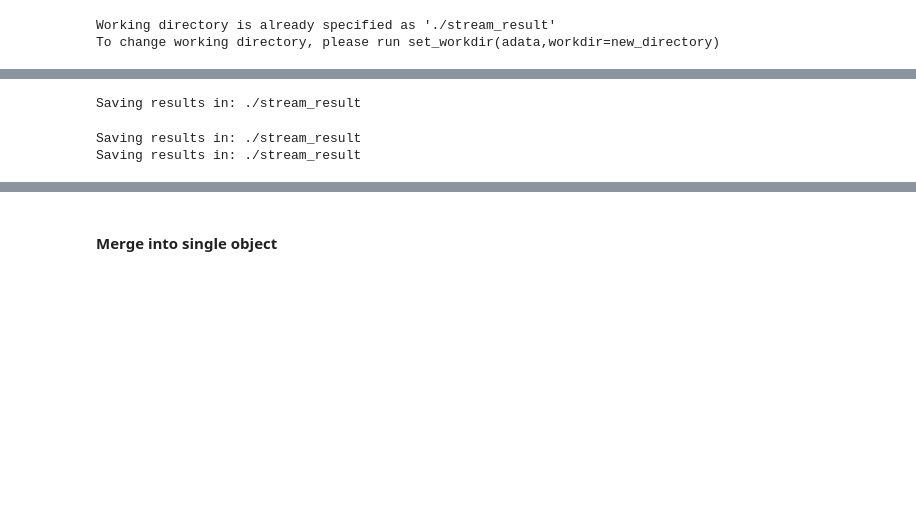
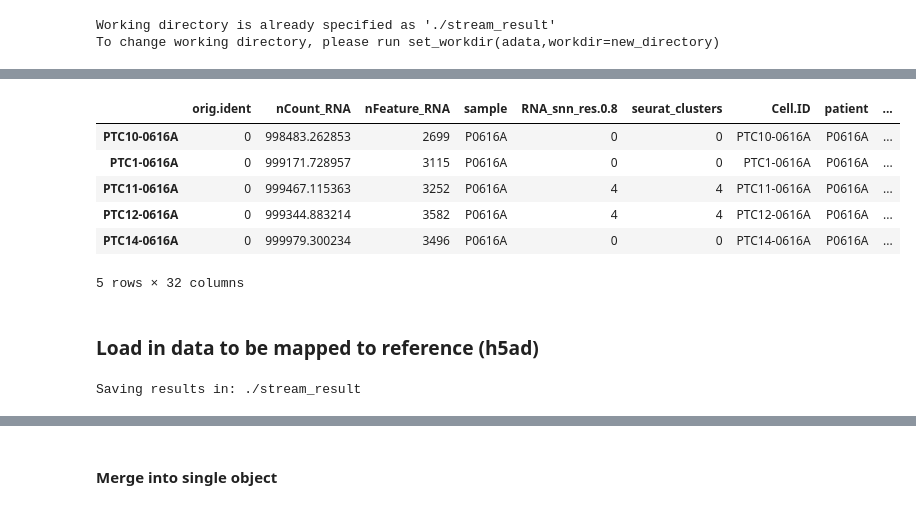
Before and after one commit to FilbinLab/Pedi_Immune, a Jupyter notebook: ImmuneCellAnalysis/02a_Tcells/02_Ped.Adult/04a_Trajectory/3.STREAM_mapping_nsclc.melanoma.glioma.ipynb, the cells around one changed output, grey strips where cells are left out. Cells and saved outputs as stored; diff of their text form; code cells hidden in the pictures; blank space fills up the shorter version.

```diff
--- a/ImmuneCellAnalysis/02a_Tcells/02_Ped.Adult/04a_Trajectory/3.STREAM_mapping_nsclc.melanoma.glioma.ipynb
+++ b/ImmuneCellAnalysis/02a_Tcells/02_Ped.Adult/04a_Trajectory/3.STREAM_mapping_nsclc.melanoma.glioma.ipynb
@@ -32,2 +91,14 @@ To change working directory, please run set_workdir(adata,workdir=new_directory)
+# %%
+adata_ref.obs.head()
+# %% [output]
+|  | orig.ident | nCount_RNA | nFeature_RNA | sample | RNA_snn_res.0.8 | seurat_clusters | Cell.ID | patient | ... |
+| PTC10-0616A | 0 | 998483.262853 | 2699 | P0616A | 0 | 0 | PTC10-0616A | P0616A | ... |
+| PTC1-0616A | 0 | 999171.728957 | 3115 | P0616A | 0 | 0 | PTC1-0616A | P0616A | ... |
+| PTC11-0616A | 0 | 999467.115363 | 3252 | P0616A | 4 | 4 | PTC11-0616A | P0616A | ... |
+| PTC12-0616A | 0 | 999344.883214 | 3582 | P0616A | 4 | 4 | PTC12-0616A | P0616A | ... |
+| PTC14-0616A | 0 | 999979.300234 | 3496 | P0616A | 0 | 0 | PTC14-0616A | P0616A | ... |
+5 rows × 32 columns
+# %% [markdown]
+### Load in data to be mapped to reference (h5ad)
 # %%
 ## Load in merged cd8 glioma/melanoma object
@@ -38,22 +109,5 @@ gm_adata.X=gm_adata.X.toarray()
 # %% [output]
 Saving results in: ./stream_result
-# %%
-## NOT USED
-## Load in anndata for glioma and melanoma
-## glioma
-glioma_adata=scanpy.read_h5ad("analysis/STREAM/cd8.h5ad")
-st.set_workdir(glioma_adata,'./stream_result')
-glioma_adata.var_names_make_unique()
-glioma_adata.X=glioma_adata.X.toarray()
-
-## melanoma
-melanoma_adata=scanpy.read_h5ad("analysis/STREAM/cd8_melanoma.h5ad")
-st.set_workdir(melanoma_adata,'./stream_result')
-melanoma_adata.var_names_make_unique()
-melanoma_adata.X=melanoma_adata.X.toarray()
-# %% [output]
-Saving results in: ./stream_result
-Saving results in: ./stream_result
 # %%
 ## Rename columns so they vary between adata and adata_new
 #glioma_adata.var.columns = 'glioma_'+glioma_adata.var.columns
```
Also changed, not shown: parts of 52 cells of this notebook, 1 other file.
